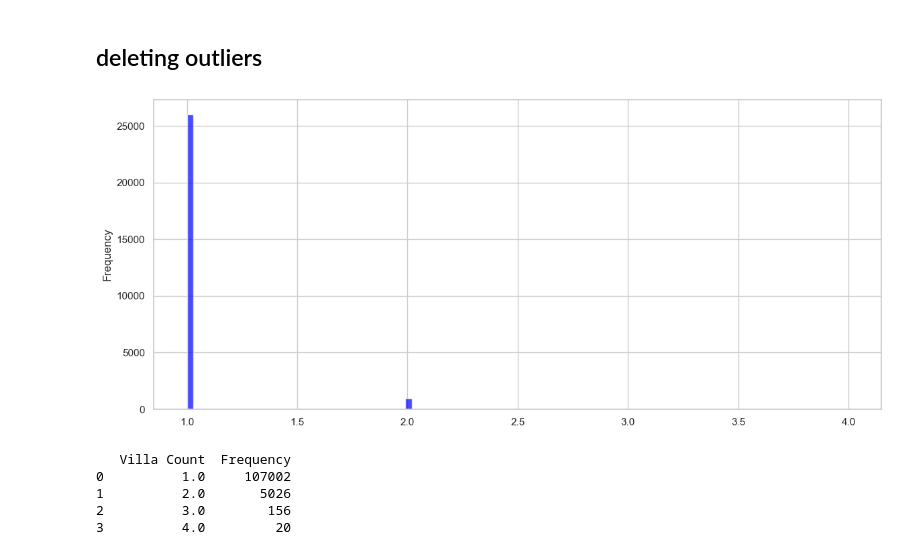
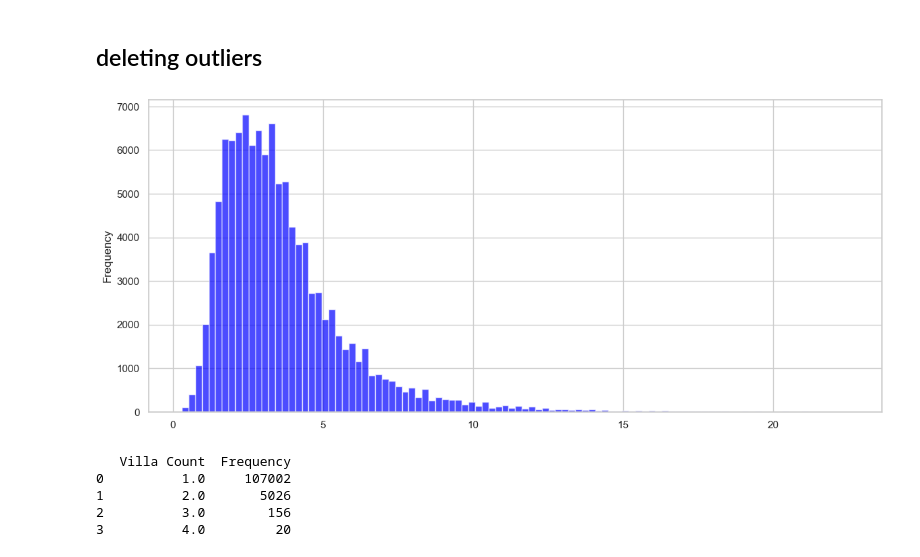
Before and after one commit to qmh341/BA-Project, a Jupyter notebook: Databehandling/Databehandling-Ny.ipynb, the cells around one changed output. Cells and saved outputs as stored; diff of their text form; code cells hidden in the pictures.

```diff
--- a/Databehandling/Databehandling-Ny.ipynb
+++ b/Databehandling/Databehandling-Ny.ipynb
@@ -285,7 +285,8 @@ pd.set_option('display.max_columns', None)
 
 # # result_df
 # %%
-result_df = pd.read_csv('Clean_Data_07-05.csv')
+result_df = pd.read_csv('Clean_Data_14-05.csv')
+Grundliste_df = pd.read_csv('færdigGrundlisteMedURL.csv')
 # %%
 # result_df = result_df.dropna()
 # # print(result_df.isnull().sum())
@@ -325,15 +326,15 @@ plt.show()
 # %%
 # result_df
 plt.figure(figsize=(14, 6))  # Width is 12 inches and height is 6 inches
 # Plotting a histogram
-plt.hist(result_df[result_df['Villa'] == 1]['Etager'], bins=100, color='blue', alpha=0.7) #, range=(0, 20000))
+plt.hist(result_df['Price_million'], bins=100, color='blue', alpha=0.7) #, range=(0, 20000))
 # plt.title('Distribution of Natural Log Price per kvdm')
 # plt.xlabel('Natural Log Price per kvdm')
 plt.ylabel('Frequency')
 plt.grid(True)
 plt.show()
 # %% [output]
-[figure, old version]
+[figure, new version]
 # %%
 # Calculating frequency distribution for the 'Toiletter' column
 distribution = result_df['Etager'].value_counts().sort_index()
```
Also changed, not shown: parts of 6 cells of this notebook, 6 other files.
